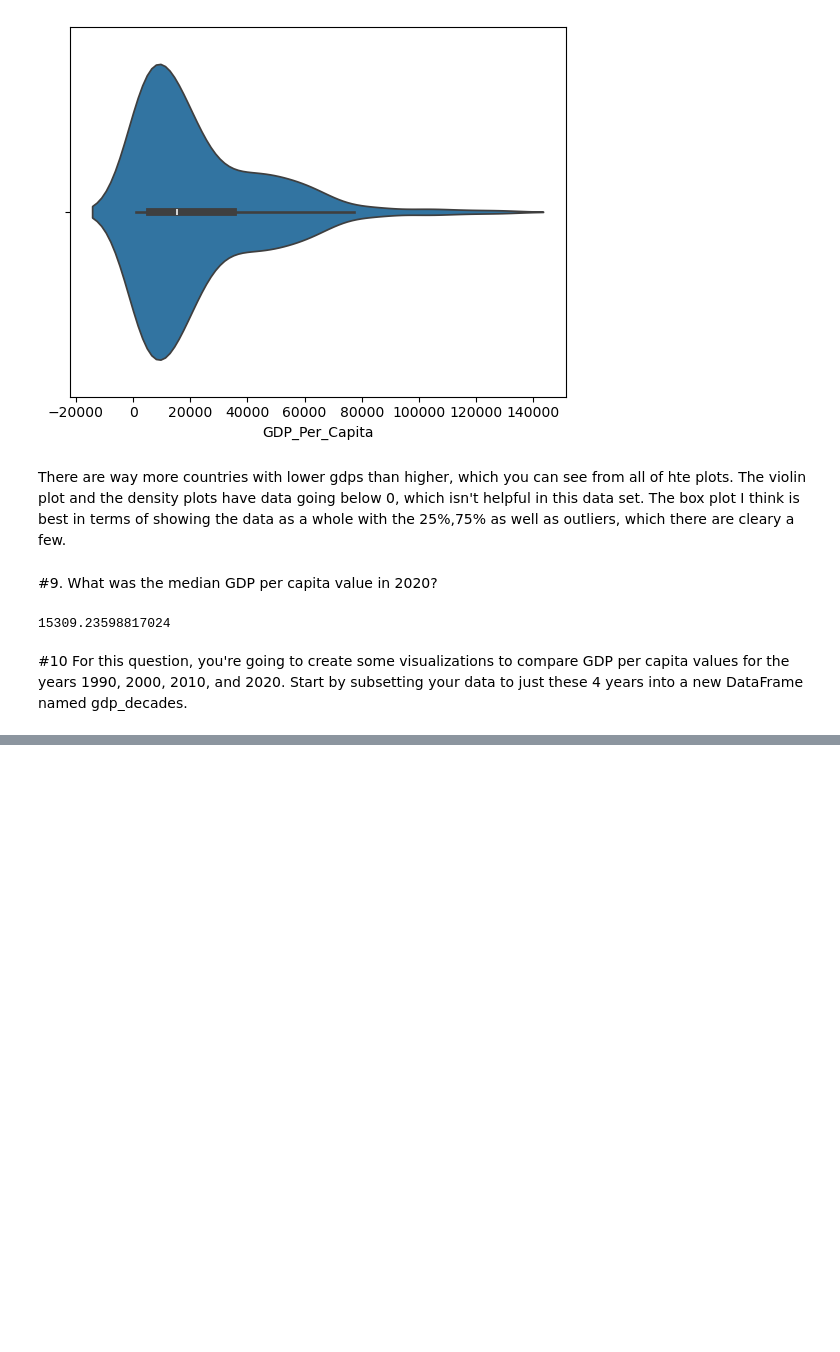
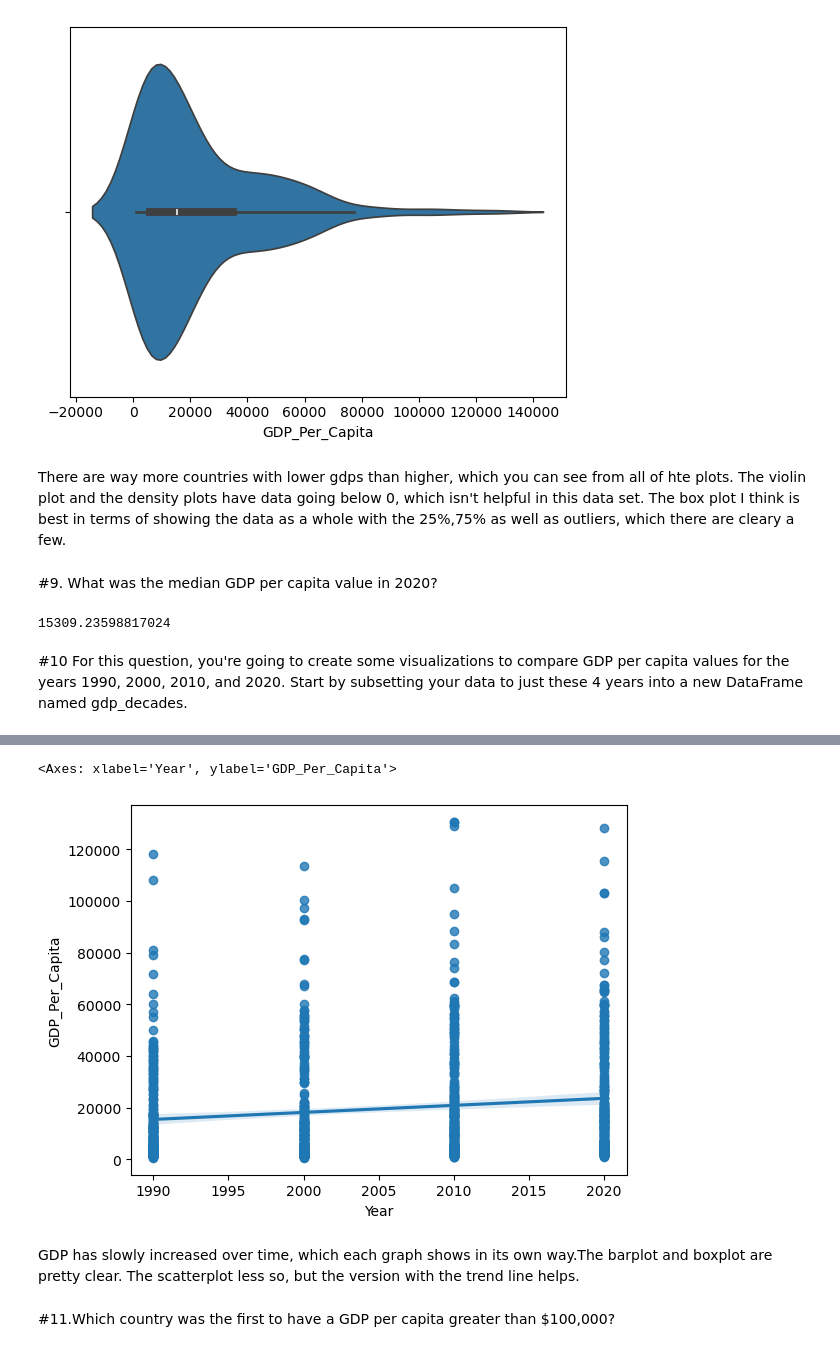
Before and after one commit to NSS-Full-Time-Data-Analytics-16/un-project-dzapata915, a Jupyter notebook: notebooks/un_project.ipynb, the cells around one changed output, grey strips where cells are left out. Cells and saved outputs as stored; diff of their text form; code cells hidden in the pictures; blank space fills up the shorter version.

```diff
--- a/notebooks/un_project.ipynb
+++ b/notebooks/un_project.ipynb
@@ -276,0 +316,9 @@ gdp_decades.to_frame().reset_index()
+# %%
+sns.regplot(x=gdp_decades['Year'], y=gdp_decades['GDP_Per_Capita'])
+# %% [output]
+<Axes: xlabel='Year', ylabel='GDP_Per_Capita'>
+[figure, added]
+# %% [markdown]
+GDP has slowly increased over time, which each graph shows in its own way.The barplot and boxplot are pretty clear. The scatterplot less so, but the version with the trend line helps.
+# %% [markdown]
+#11.Which country was the first to have a GDP per capita greater than $100,000?
```
Also changed, not shown: parts of 14 cells of this notebook.
